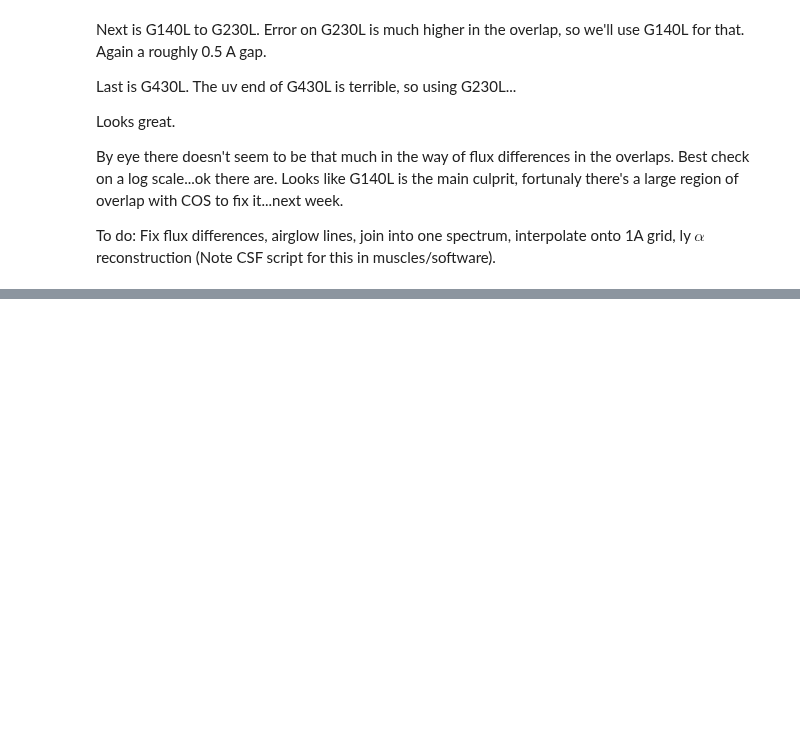
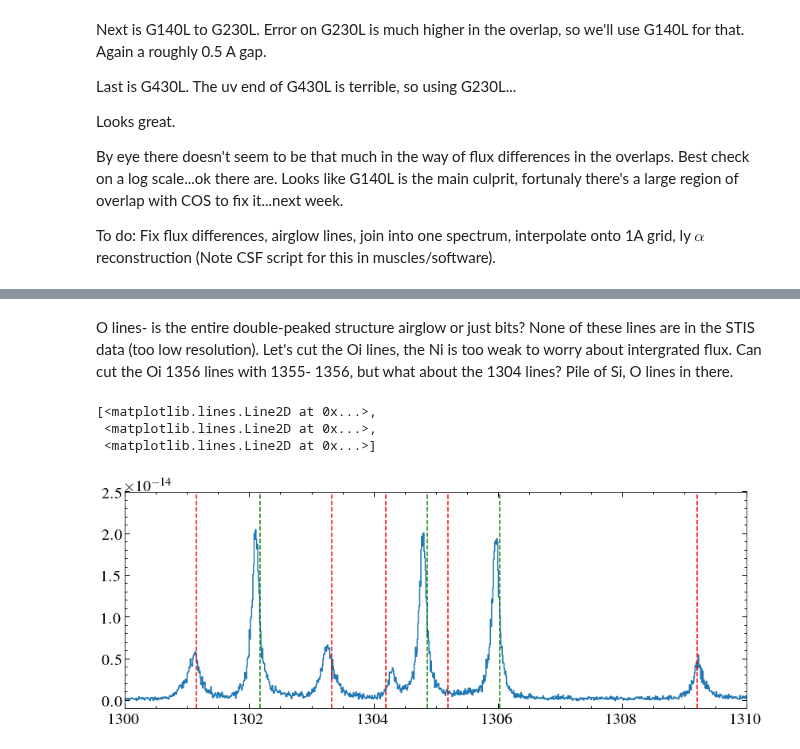
Before and after one commit to davidjwilson/SEDs, a Jupyter notebook: gj_674/combined/combined_sed_rough.ipynb, the cells around one changed output, grey strips where cells are left out. Drawn from its saved outputs; the diff is of its cells as text; code cells hidden in the pictures; blank space fills up the shorter version.

```diff
--- a/gj_674/combined/combined_sed_rough.ipynb
+++ b/gj_674/combined/combined_sed_rough.ipynb
@@ -154,0 +210,22 @@ To do: Fix flux differences, airglow lines, join into one spectrum, interpolate
+# %% [markdown]
+O lines- is the entire double-peaked structure airglow or just bits? None of these lines are in the STIS data (too low resolution). Let's cut the Oi lines, the Ni is too weak to worry about intergrated flux. Can cut the Oi 1356 lines with 1355- 1356, but what about the 1304 lines? Pile of Si, O lines in there.
+# %%
+air_names = ['Ni','Hei','Ni','Oi','Oi']
+lines = [1134,1168,1200,1305,1356]
+
+#cuts = [[1355,1356]]
+
+plt.step(data['Wave'][lymask], data['Flux'][lymask])
+plt.xlim(1300, 1310)
+plt.ylim(-0.1e-14,0.25e-13)
+
+#OI	1302
+si_lines = [1301.149,1303.323,1304.2,1305.2,1309.2]
+o_lines =[1302.168, 1304.858, 1306.029]
+[plt.axvline(line, c='r', ls='--') for line in si_lines]
+[plt.axvline(line, c='g', ls='--') for line in o_lines]
+# %% [output]
+[<matplotlib.lines.Line2D at 0x...>,
+ <matplotlib.lines.Line2D at 0x...>,
+ <matplotlib.lines.Line2D at 0x...>]
+[figure, added]
```
Also changed, not shown: parts of 7 cells of this notebook, 1 other file.
